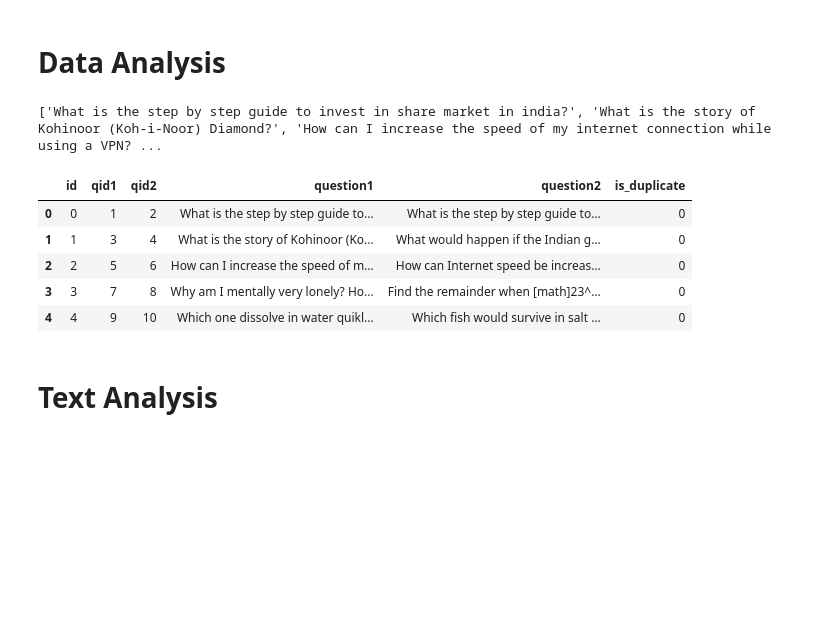
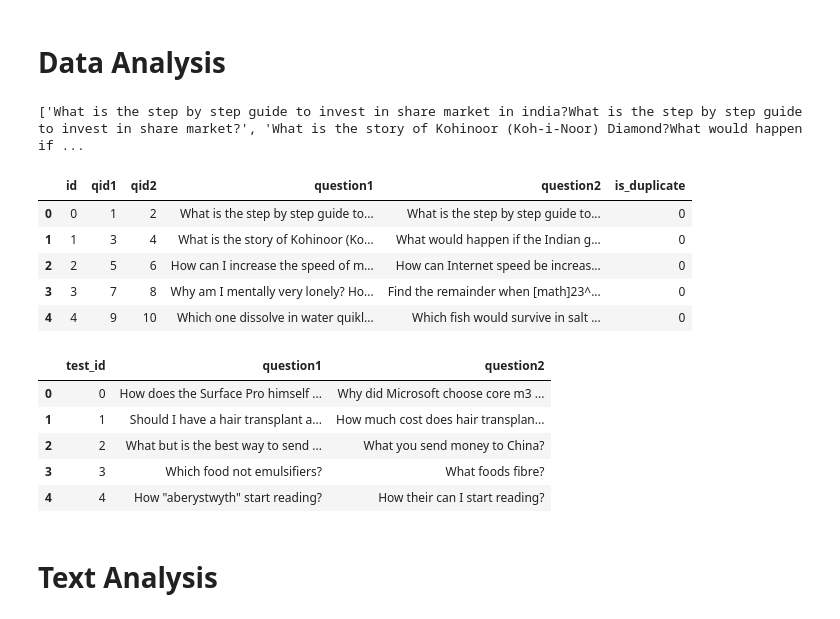
Before and after one commit to Mageswaran1989/kaggle-quora-tensorflow, a Jupyter notebook: dhira_team.ipynb, the cells around one changed output. Saved outputs shown, nothing was run; the diff lists cells and outputs as text; code cells hidden in the pictures; blank space fills up the shorter version.

```diff
--- a/dhira_team.ipynb
+++ b/dhira_team.ipynb
@@ -38,29 +51,41 @@ VALIDATION_SPLIT = 0.01
 df_train = pd.read_csv(TRAIN_CSV)
 df_test = pd.read_csv(TEST_CSV)
 
-#Train Data
+# Train Data
 train_feature_1_string = pd.Series(df_train['question1'].tolist()).astype(str)
 train_feature_2_string = pd.Series(df_train['question2'].tolist()).astype(str)
+
 target = pd.Series(df_train['is_duplicate'].tolist())
+
 all_train_qs = train_feature_1_string + train_feature_2_string
 
-#Test Data
+# Test Data
 test_feature_1_string = pd.Series(df_test['question1'].tolist()).astype(str)
 test_feature_2_string = pd.Series(df_test['question2'].tolist()).astype(str)
+
 all_test_qs = test_feature_1_string + test_feature_2_string
 
 all_qs = all_train_qs + all_test_qs
 
-print(train_qs.tolist()[:10])
+print(all_train_qs.tolist()[:10])
 
 df_train.head()
 # %% [output]
-['What is the step by step guide to invest in share market in india?', 'What is the story of Kohinoor (Koh-i-Noor) Diamond?', 'How can I increase the speed of my internet connection while using a VPN? ...
+['What is the step by step guide to invest in share market in india?What is the step by step guide to invest in share market?', 'What is the story of Kohinoor (Koh-i-Noor) Diamond?What would happen if ...
 |  | id | qid1 | qid2 | question1 | question2 | is_duplicate |
 | 0 | 0 | 1 | 2 | What is the step by step guide to... | What is the step by step guide to... | 0 |
 | 1 | 1 | 3 | 4 | What is the story of Kohinoor (Ko... | What would happen if the Indian g... | 0 |
 | 2 | 2 | 5 | 6 | How can I increase the speed of m... | How can Internet speed be increas... | 0 |
 | 3 | 3 | 7 | 8 | Why am I mentally very lonely? Ho... | Find the remainder when [math]23^... | 0 |
 | 4 | 4 | 9 | 10 | Which one dissolve in water quikl... | Which fish would survive in salt ... | 0 |
+# %%
+df_test.head()
+# %% [output]
+|  | test_id | question1 | question2 |
+| 0 | 0 | How does the Surface Pro himself ... | Why did Microsoft choose core m3 ... |
+| 1 | 1 | Should I have a hair transplant a... | How much cost does hair transplan... |
+| 2 | 2 | What but is the best way to send ... | What you send money to China? |
+| 3 | 3 | Which food not emulsifiers? | What foods fibre? |
+| 4 | 4 | How "aberystwyth" start reading? | How their can I start reading? |
 # %% [markdown]
 # Text Analysis
```
Also changed, not shown: parts of 14 cells of this notebook.
